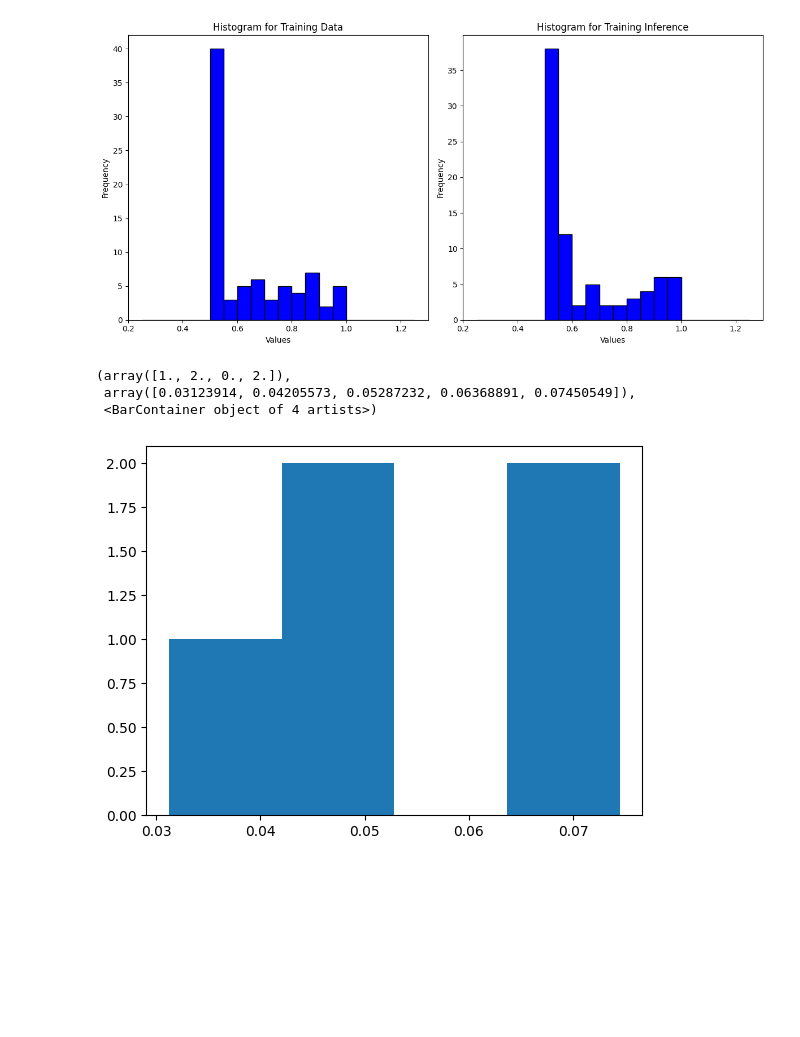
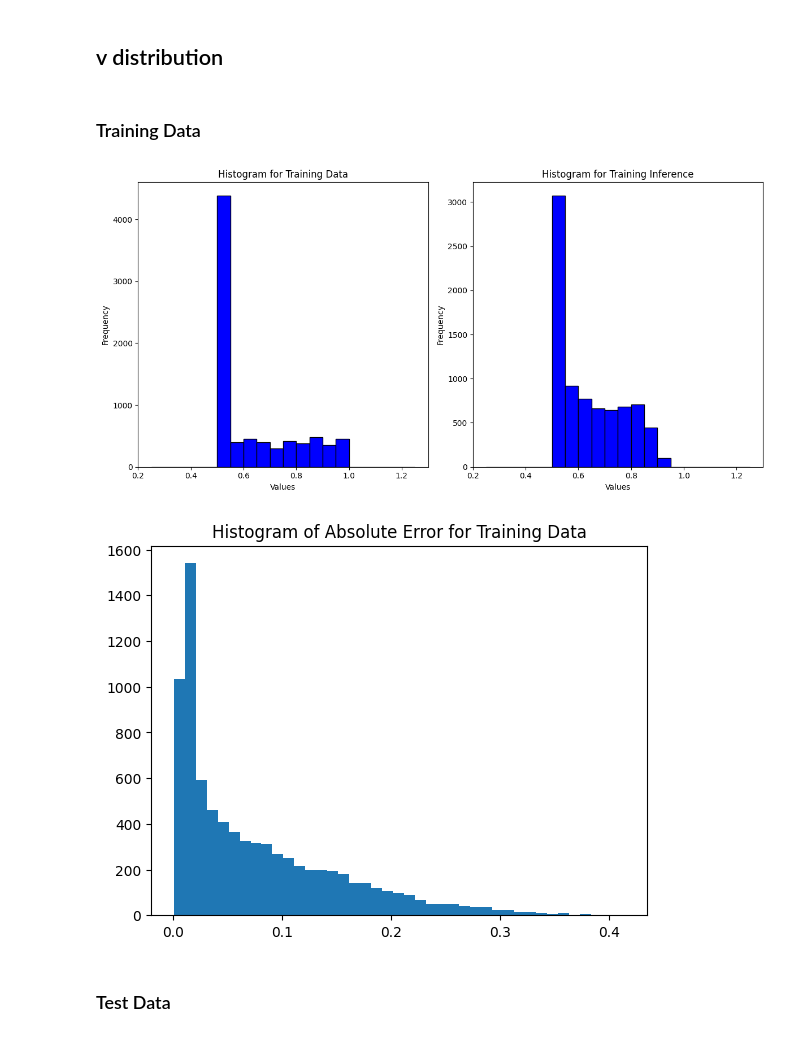
Before and after one commit to ArnauVilella/Deep-T-Rex, a Jupyter notebook: testing.ipynb, the cells around one changed output. Drawn from its saved outputs; the diff is of its cells as text; code cells hidden in the pictures; blank space fills up the shorter version.

```diff
--- a/testing.ipynb
+++ b/testing.ipynb
@@ -148,20 +157,22 @@ Test Loss: 0.0407
+# %% [markdown]
+## v distribution
+# %% [markdown]
+### Training Data
 # %%
 model.eval()
 
 with torch.no_grad():
-    total_train_loader = []
+    train_loader_v = []
+    train_infer_v = []
     for inputs, targets in train_loader:
-        total_train_loader += targets.numpy().squeeze().tolist()
-
-    total_train = []
-    for inputs, targets in train_loader:
-        total_train += model(inputs).numpy().squeeze().tolist()
+        train_loader_v += targets.numpy().squeeze().tolist()
+        train_infer_v += model(inputs).numpy().squeeze().tolist()
 
 bin_edges = [0.25, 0.3, 0.35, 0.4 , 0.45 , 0.5, 0.55, 0.6, 0.65, 0.7, 0.75, 0.8, 0.85, 0.9, 0.95, 1.001, 1.05, 1.1, 1.15, 1.2, 1.25]
 
 fig, (ax1, ax2) = plt.subplots(1, 2, figsize=(12, 6))
 
-N, bins, patches = ax1.hist(total_train_loader, bins=bin_edges, edgecolor='black')
+N, bins, patches = ax1.hist(train_loader_v, bins=bin_edges, edgecolor='black')
 for i in range(0, 4+1):
     patches[i].set_facecolor('r')
 for i in range(5,15):
@@ -172,7 +183,7 @@ ax1.set_title('Histogram for Training Data')
 ax1.set_xlabel('Values')
 ax1.set_ylabel('Frequency')
 
-N, bins, patches = ax2.hist(total_train, bins=bin_edges, edgecolor='black')
+N, bins, patches = ax2.hist(train_infer_v, bins=bin_edges, edgecolor='black')
 for i in range(0, 4+1):
     patches[i].set_facecolor('r')
 for i in range(5,15):
@@ -186,14 +197,15 @@ ax2.set_ylabel('Frequency')
 plt.tight_layout()
 plt.show()
 # %% [output]
-[figure, old version]
+[figure, new version]
 # %%
-plt.hist(np.sqrt(losses_over_train), bins='auto')
+plt.hist(np.abs(np.array(train_loader_v) - np.array(train_infer_v)), bins='auto')
+plt.title("Histogram of Absolute Error for Training Data")
+plt.show()
 # %% [output]
-(array([1., 2., 0., 2.]),
- array([0.03123914, 0.04205573, 0.05287232, 0.06368891, 0.07450549]),
- <BarContainer object of 4 artists>)
-[figure, old version]
+[figure, new version]
+# %% [markdown]
+### Test Data
 # %%
 model.eval()
 
```
Also changed, not shown: parts of 14 cells of this notebook.
